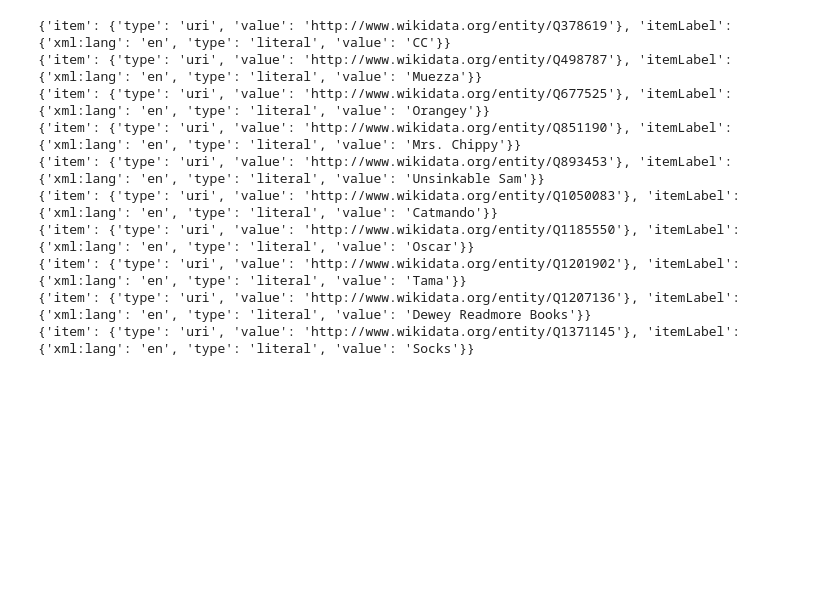
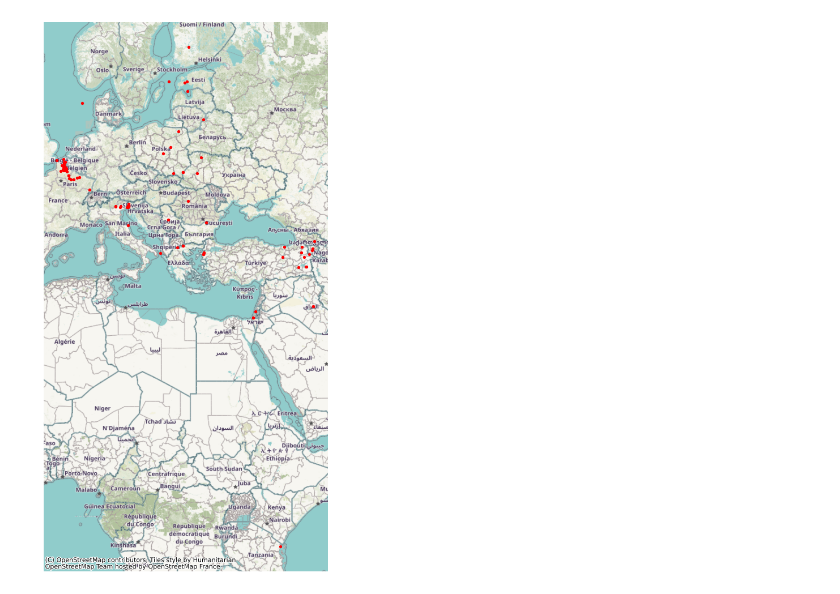
Before and after one commit to dalager/jernkorsetbreve, a Jupyter notebook: notebooks/15_wikidata_with_sparql.ipynb, the cells around one changed output. Drawn from its saved outputs; the diff is of its cells as text; code cells hidden in the pictures; blank space fills up the shorter version.

Commit message:
WikiData sparql query

```diff
--- a/notebooks/15_wikidata_with_sparql.ipynb
+++ b/notebooks/15_wikidata_with_sparql.ipynb
@@ -1,36 +1,39 @@
-# %%
-from SPARQLWrapper import SPARQLWrapper, JSON
-
-# SPARQL endpoint for Wikidata
-sparql = SPARQLWrapper("https://query.wikidata.org/sparql")
-
-sparql.agent = "lettercollection 0.1 (christian@dalager.com)"
-
-# Your SPARQL query
-# load query from file
-with open('15_sparql.rq', 'r') as file:
-    query = file.read()
-
-
-sparql.setQuery(query)
-sparql.setReturnFormat(JSON)
-
-try:
-    results = sparql.query().convert()
-
-    # Process results
-    for result in results["results"]["bindings"]:
-        print(result)
-except Exception as e:
-    print(f"An error occurred: {e}")
-# %% [output]
-{'item': {'type': 'uri', 'value': 'http://www.wikidata.org/entity/Q378619'}, 'itemLabel': {'xml:lang': 'en', 'type': 'literal', 'value': 'CC'}}
-{'item': {'type': 'uri', 'value': 'http://www.wikidata.org/entity/Q498787'}, 'itemLabel': {'xml:lang': 'en', 'type': 'literal', 'value': 'Muezza'}}
-{'item': {'type': 'uri', 'value': 'http://www.wikidata.org/entity/Q677525'}, 'itemLabel': {'xml:lang': 'en', 'type': 'literal', 'value': 'Orangey'}}
-{'item': {'type': 'uri', 'value': 'http://www.wikidata.org/entity/Q851190'}, 'itemLabel': {'xml:lang': 'en', 'type': 'literal', 'value': 'Mrs. Chippy'}}
-{'item': {'type': 'uri', 'value': 'http://www.wikidata.org/entity/Q893453'}, 'itemLabel': {'xml:lang': 'en', 'type': 'literal', 'value': 'Unsinkable Sam'}}
-{'item': {'type': 'uri', 'value': 'http://www.wikidata.org/entity/Q1050083'}, 'itemLabel': {'xml:lang': 'en', 'type': 'literal', 'value': 'Catmando'}}
-{'item': {'type': 'uri', 'value': 'http://www.wikidata.org/entity/Q1185550'}, 'itemLabel': {'xml:lang': 'en', 'type': 'literal', 'value': 'Oscar'}}
-{'item': {'type': 'uri', 'value': 'http://www.wikidata.org/entity/Q1201902'}, 'itemLabel': {'xml:lang': 'en', 'type': 'literal', 'value': 'Tama'}}
-{'item': {'type': 'uri', 'value': 'http://www.wikidata.org/entity/Q1207136'}, 'itemLabel': {'xml:lang': 'en', 'type': 'literal', 'value': 'Dewey Readmore Books'}}
-{'item': {'type': 'uri', 'value': 'http://www.wikidata.org/entity/Q1371145'}, 'itemLabel': {'xml:lang': 'en', 'type': 'literal', 'value': 'Socks'}}
+# %%
+import geopandas as gpd
+import sys
+sys.path.insert(0, '../scripts')
+import importlib
+import wikidata_client
+importlib.reload(wikidata_client)
+import wikidata_battle_mapper
+importlib.reload(wikidata_battle_mapper)
+from wikidata_battle_mapper import WikidataBattleMapper
+
+from wikidata_client import WikiDataClient
+
+
+# load query from file
+with open('wikidata_query_ww1_battles.sparql', 'r') as file:
+    query = file.read()
+
+wiki_client = WikiDataClient()
+rawdf = wiki_client.query_to_dataframe(query)
+battle_mapper = WikidataBattleMapper()
+battles = battle_mapper.map_battles(rawdf)
+# %%
+import contextily as ctx
+import matplotlib.pyplot as plt
+import matplotlib
+
+# set battles crs to web mercator
+battles = battles.to_crs(epsg=3857)
+
+# plot the battles
+fig, ax = plt.subplots(figsize=(10,10))
+battles.plot(ax=ax, color='red', markersize=8)
+ctx.add_basemap(ax, crs=battles.crs)
+ax.set_axis_off()
+plt.tight_layout()
+plt.show()
+# %% [output]
+[figure, added]
```
Also changed, not shown: parts of 1 cell of this notebook, 4 other files.
